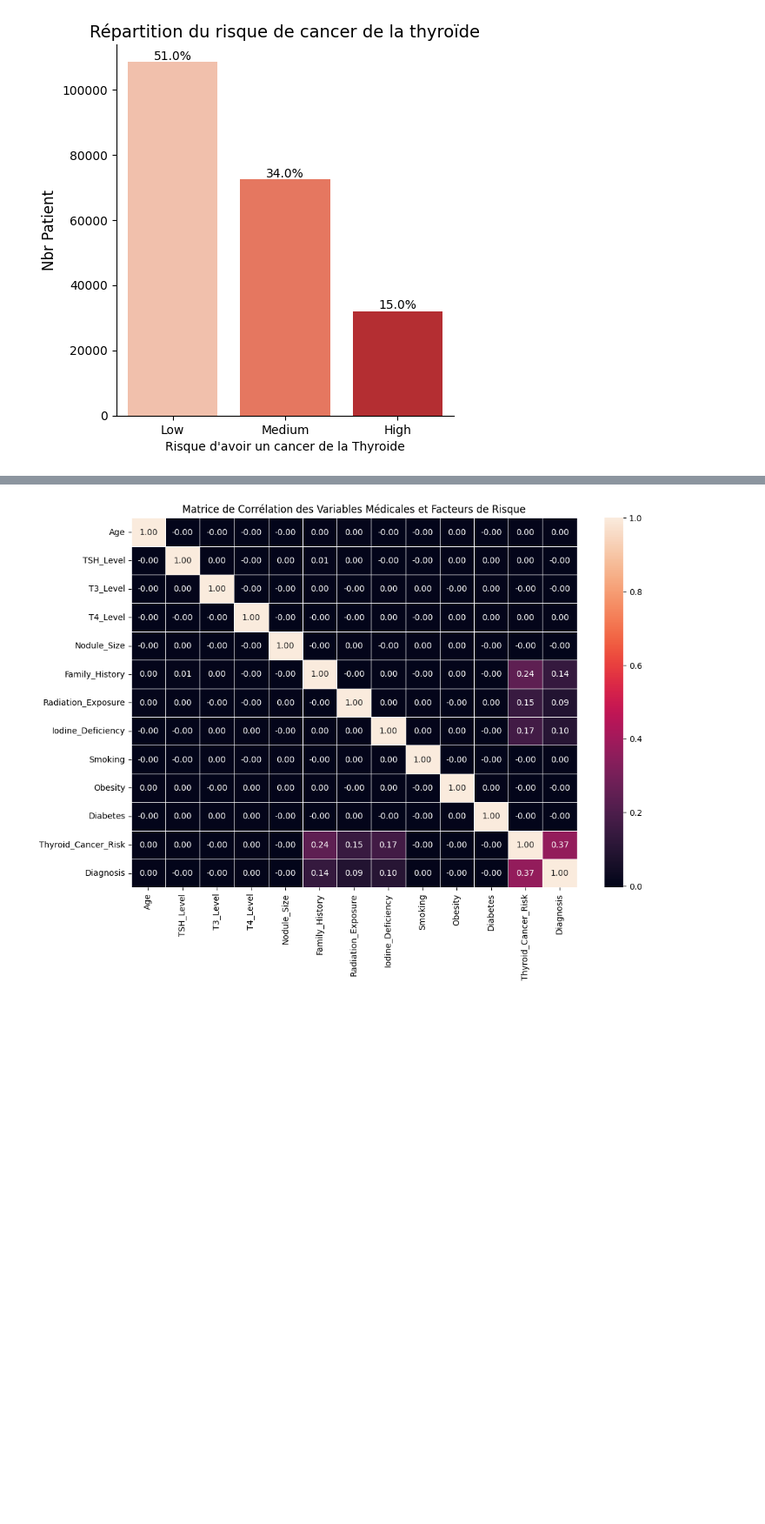
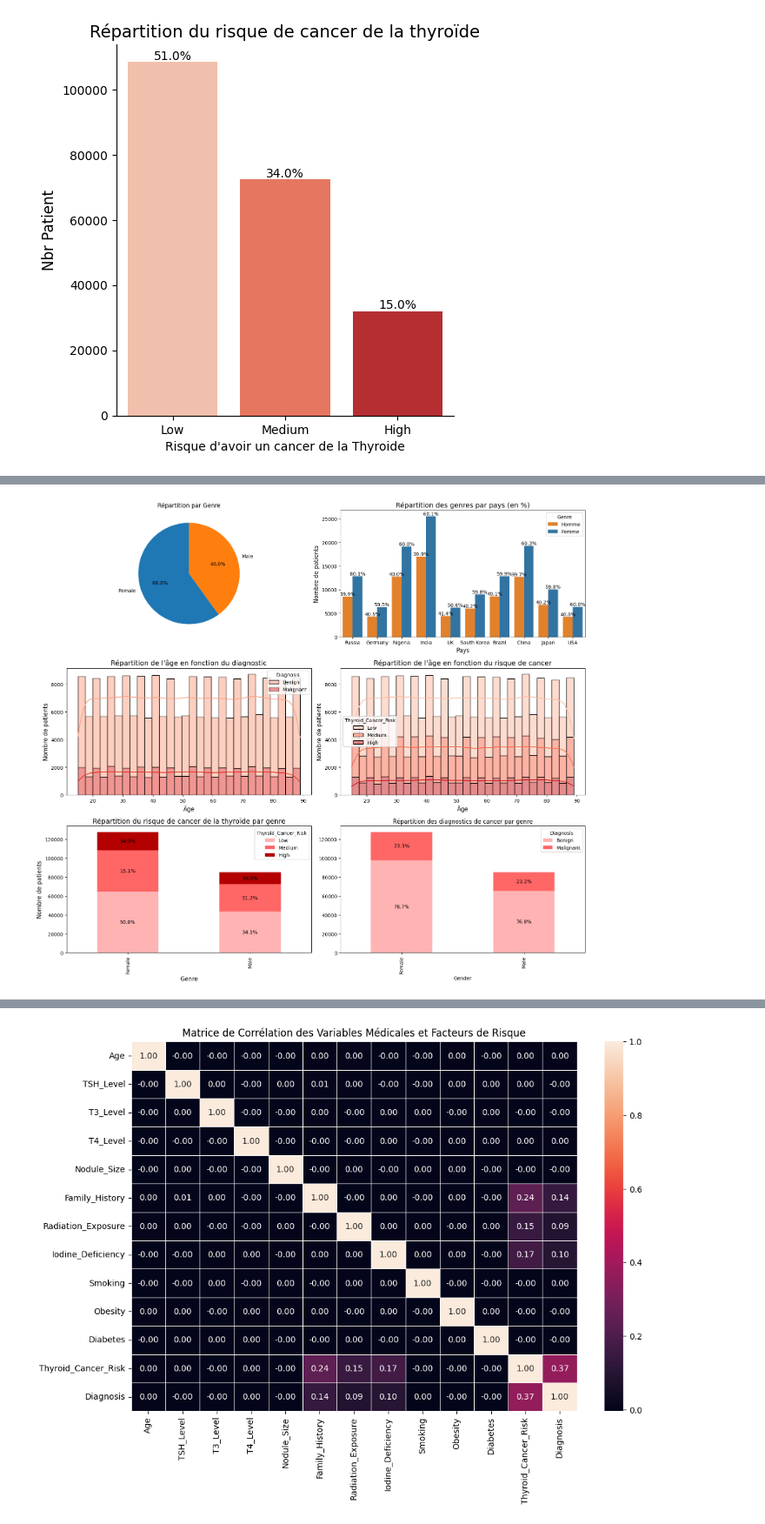
Before and after one commit to Death4Sword/ML_Cancer_Risk_Project, a Jupyter notebook: analyse_exploratoire.ipynb, the cells around one changed output, grey strips where cells are left out. Shown at 87% size. Saved outputs shown, nothing was run; the diff lists cells and outputs as text; code cells hidden in the pictures; blank space fills up the shorter version.

```diff
--- a/analyse_exploratoire.ipynb
+++ b/analyse_exploratoire.ipynb
@@ -159,10 +100,0 @@ Il est donc pertinent d’analyser les facteurs de risque pouvant influencer le
-# %%
-
-
-df_test = df['Country'].value_counts()
-df['Country'].value_counts().head(10).plot(kind='bar', ax=axes[1, 0])
-total = df['Country'].value_counts().sum()
-for p in axes[1, 0].patches:
-    percentage = f'{100 * p.get_height() / total:.1f}%'
-    axes[1, 0].annotate(percentage, (p.get_x() + p.get_width() / 2, p.get_height()), ha='center', va='bottom', fontsize=10, color='black')
-axes[1, 0].set_title('Répartition de la population par pays')
@@ -179,0 +101,83 @@ Text(0, 0.5, 'Diagnostic')
+# %%
+fig, axes = plt.subplots(3, 2, figsize=(16, 14))
+
+# Répartition des risques de cancer par genre
+colors = ['#1f77b4', '#ff7f0e']
+gender_counts = df['Gender'].value_counts()
+axes[0, 0].pie(gender_counts, labels=gender_counts.index, colors=colors, autopct='%1.1f%%', startangle=90)  # ✅ Correction ici
+axes[0, 0].set_title("Répartition par Genre")
+
+
+# Répartition des genres par Pays
+top_countries = df['Country'].value_counts().head(10).index
+df_filtered = df[df['Country'].isin(top_countries)]
+sns.countplot(data=df_filtered, x="Country", hue="Gender", palette=["#ff7f0e", "#1f77b4"], ax=axes[0, 1])
+country_gender_counts = df_filtered.groupby(['Country', 'Gender']).size().unstack(fill_value=0)
+country_totals = country_gender_counts.sum(axis=1)
+xticklabels = [tick.get_text() for tick in axes[0, 1].get_xticklabels()]
+for p, country_name in zip(axes[0, 1].patches, xticklabels * 2):
+    total = country_totals.loc[country_name]
+    value = p.get_height()
+    if total > 0:
+        percentage = f'{100 * value / total:.1f}%'
+        axes[0, 1].annotate(percentage, (p.get_x() + p.get_width() / 2, p.get_height()), ha='center', va='bottom', fontsize=10, color='black')
+axes[0, 1].set_title("Répartition des genres par pays (en %)", fontsize=14)
+axes[0, 1].set_xlabel("Pays", fontsize=12)
+axes[0, 1].set_ylabel("Nombre de patients", fontsize=12)
+axes[0, 1].legend(title="Genre", labels=["Homme", "Femme"])
+
+
+# Répartition des diagnostics en fonction de l'âge de la population
+sns.histplot(data=df, x="Age", hue="Diagnosis", multiple="stack", kde=True, palette="Reds", bins=30, ax=axes[1, 0])
+axes[1, 0].set_title("Répartition de l'âge en fonction du diagnostic", fontsize=14)
+axes[1, 0].set_xlabel("Âge", fontsize=12)
+axes[1, 0].set_ylabel("Nombre de patients", fontsize=12)
+
+
+# Répartition des risques de cancer par tranche d'age
+sns.histplot(data=df, x="Age", hue="Thyroid_Cancer_Risk", multiple="stack", kde=True, palette="Reds", bins=30, ax=axes[1, 1])
+axes[1, 1].set_title("Répartition de l'âge en fonction du risque de cancer", fontsize=14)
+axes[1, 1].set_xlabel("Âge", fontsize=12)
+axes[1, 1].set_ylabel("Nombre de patients", fontsize=12)
+
+
+# Répartition du risque de cancer par genre
+gender_risk_counts = df.groupby(['Gender', 'Thyroid_Cancer_Risk']).size().unstack()
+gender_risk_counts = gender_risk_counts[['Low', 'Medium', 'High']]
+percentages = gender_risk_counts.div(gender_risk_counts.sum(axis=1), axis=0) * 100
+gender_risk_counts.plot(kind="bar", stacked=True, color=['#ffb3b3', '#ff6666', '#b30000'], ax=axes[2, 0])
+for p, percentage in zip(axes[2, 0].patches, percentages.values.flatten()):
+    if p.get_height() > 0:
+        percent_text = f'{percentage:.1f}%'
+        axes[2, 0].annotate(percent_text, (p.get_x() + p.get_width() / 2, p.get_y() + p.get_height() / 2), ha='center', va='center', fontsize=10, color='black')
+axes[2, 0].set_title("Répartition du risque de cancer de la thyroïde par genre", fontsize=14)
+axes[2, 0].set_xlabel("Genre", fontsize=12)
+axes[2, 0].set_ylabel("Nombre de patients", fontsize=12)
+plt.legend(title="Risque de cancer de la thyroïde", labels=["Faible", "Moyen", "Élevé"])
+
+
+# Répartition du diagnotic de cancer par genre
+gender_diagnosis_counts = df.groupby(["Gender", "Diagnosis"]).size().unstack()
+gender_diagnosis_counts.plot(kind="bar", stacked=True, color=['#ffb3b3', '#ff6666', '#b30000'], ax=axes[2, 1])
+totals = gender_diagnosis_counts.sum(axis=1)
+for p in axes[2, 1].patches:
+    gender_index = int(p.get_x() + 0.5)
+    total = totals.iloc[gender_index]
+    if total > 0:
+        percentage = f'{100 * p.get_height() / total:.1f}%'
+        axes[2, 1].annotate(percentage, (p.get_x() + p.get_width() / 2, p.get_y() + p.get_height() / 2), ha='center', va='center', fontsize=10, color='black')
+axes[2, 1].set_title('Répartition des diagnostics de cancer par genre')
+
+
+# Affichage final
+plt.tight_layout()
+plt.show()
+
+display(Markdown("""
+### Conclusion intermédiaire
+On observe que la population étudiée est majoritairement composée de femme.\n
+La répartition des âges est tout de même très homogène.\n
+Il est donc pertinent d’analyser les facteurs de risque pouvant influencer le diagnostic.
+"""))
+# %% [output]
+[figure, added]
```
Also changed, not shown: parts of 4 cells of this notebook, 1 other file.
